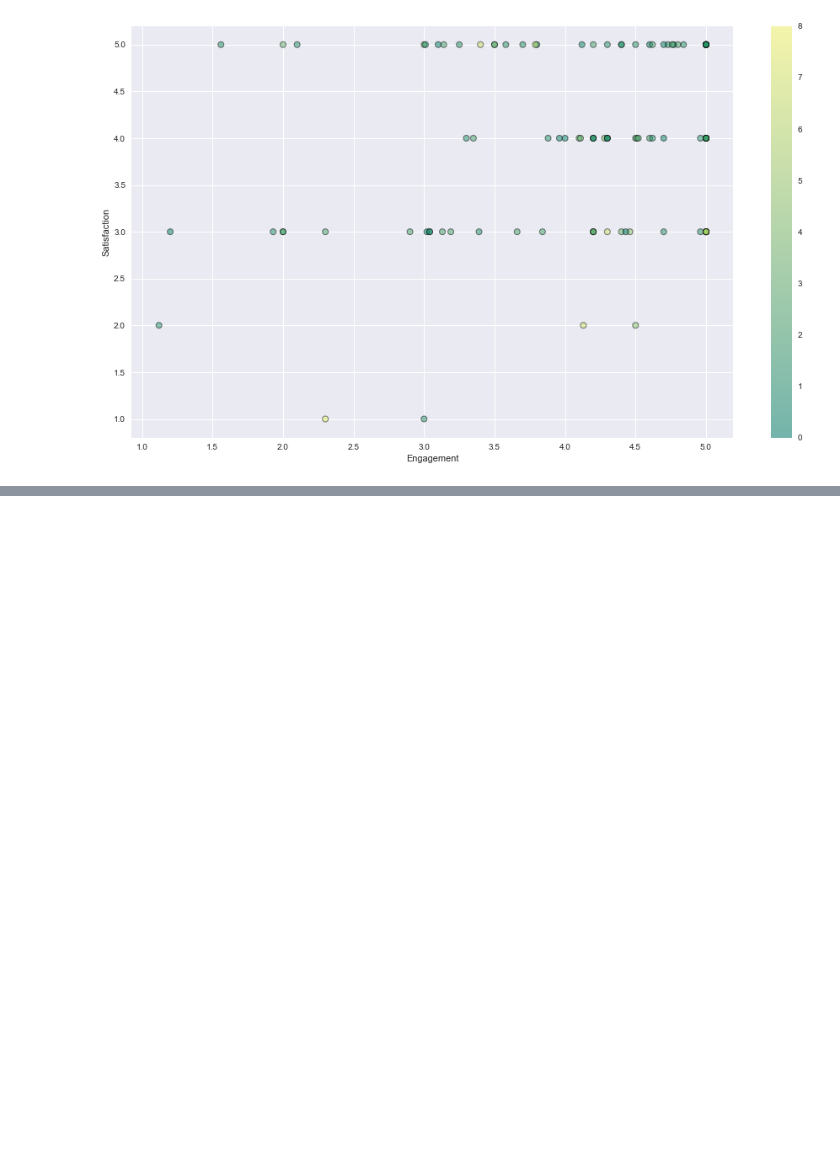
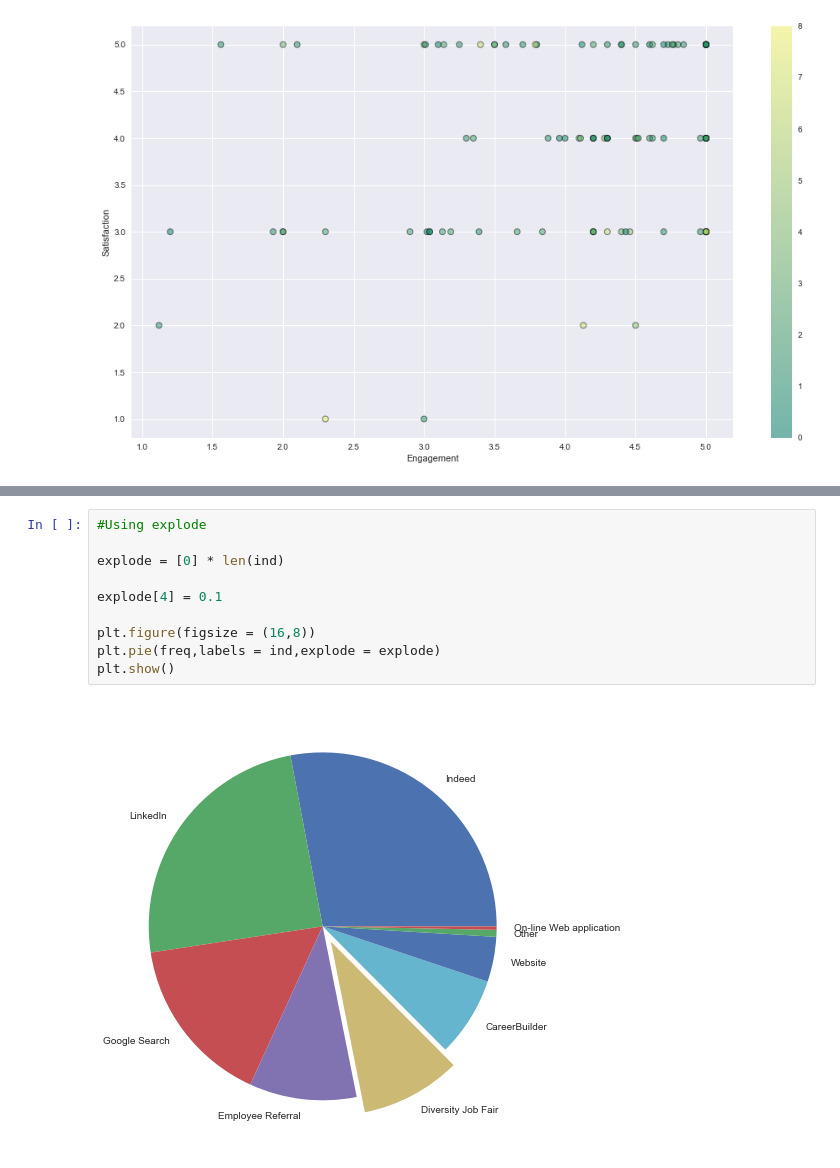
Before and after one commit to anmolk11/Data-visualization, a Jupyter notebook: Untitled.ipynb, the cells around one changed output, grey strips where cells are left out. Cells and saved outputs as stored; diff of their text form; blank space fills up the shorter version.

```diff
--- a/Untitled.ipynb
+++ b/Untitled.ipynb
@@ -213,0 +226,12 @@ plt.show()
+# %%
+#Using explode
+
+explode = [0] * len(ind)
+
+explode[4] = 0.1
+
+plt.figure(figsize = (16,8))
+plt.pie(freq,labels = ind,explode = explode)
+plt.show()
+# %% [output]
+[figure, added]
```
Also changed, not shown: parts of 4 cells of this notebook.
